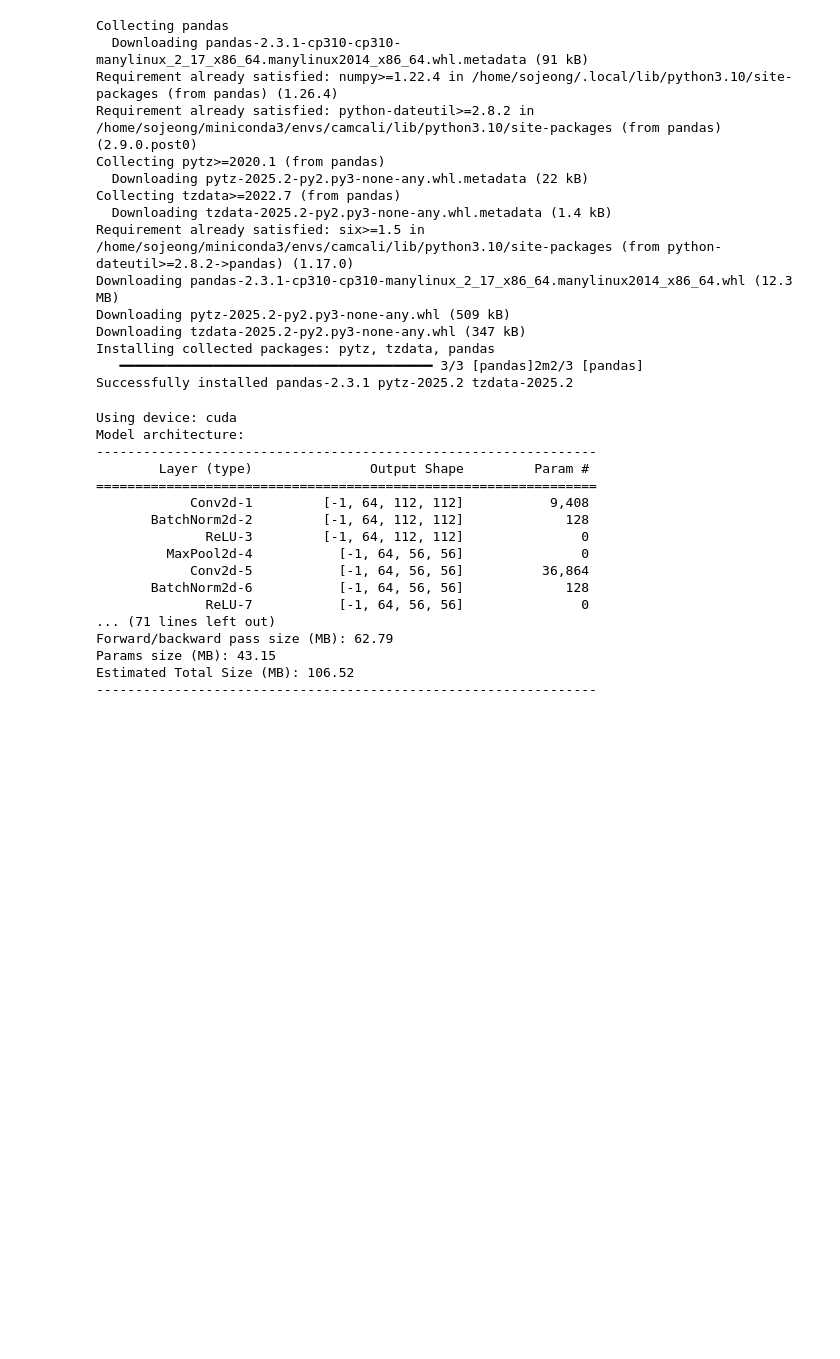
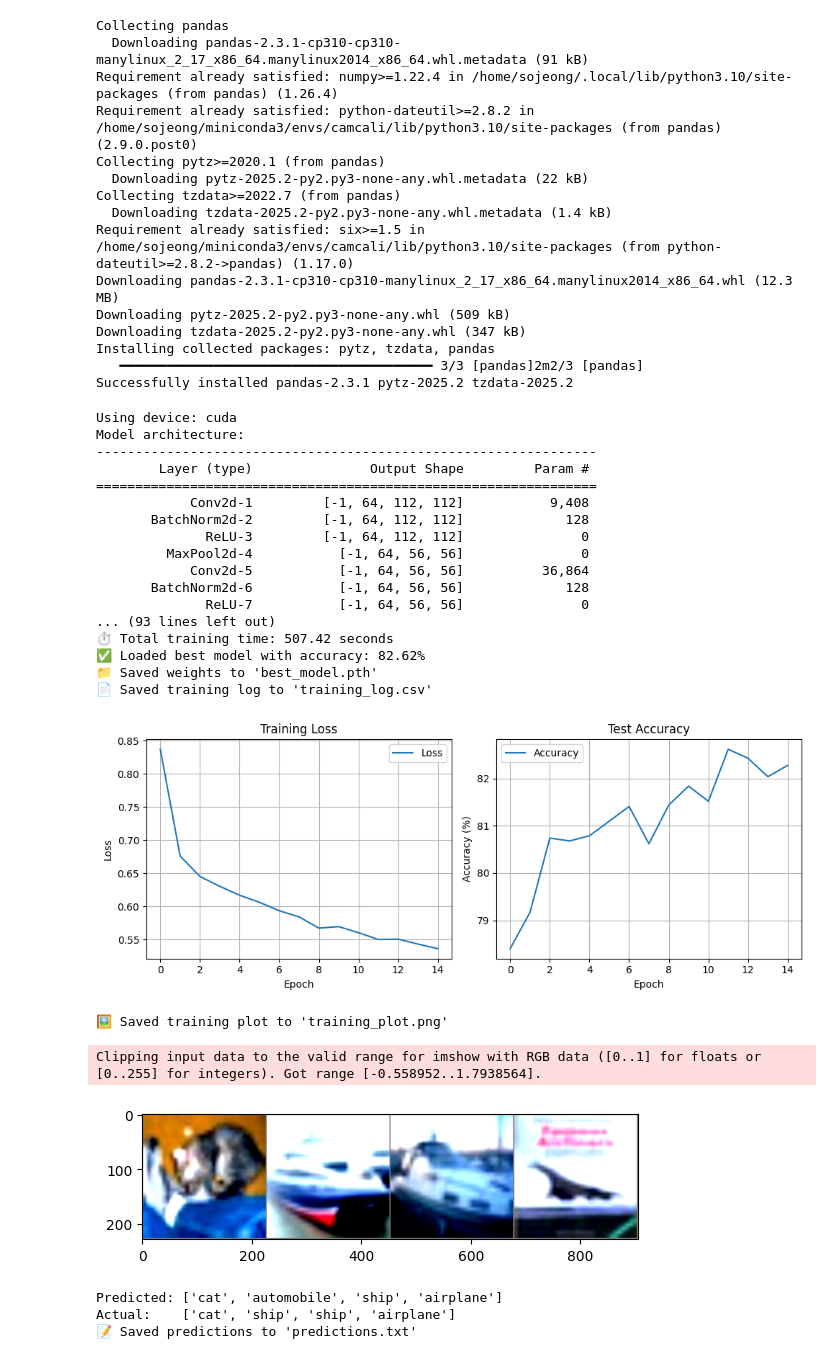
Before and after one commit to SojeongShin/Robotics, a Jupyter notebook: Day2-Classification/Day2_CNN_Resnet_ans.ipynb, the cells around one changed output. Cells and saved outputs as stored; diff of their text form; code cells hidden in the pictures; blank space fills up the shorter version.

```diff
--- a/Day2-Classification/Day2_CNN_Resnet_ans.ipynb
+++ b/Day2-Classification/Day2_CNN_Resnet_ans.ipynb
@@ -785,7 +785,7 @@ summary(model, input_size=(3,224,224))
 # 3. 손실함수, Optimizer 설정
 # --------------------------
 criterion = nn.CrossEntropyLoss()
-optimizer = optim.Adam(model.fc.parameters(), lr=0.00001)
+optimizer = optim.Adam(model.fc.parameters(), lr=0.0005)
 
 # --------------------------
 # 4. 학습 루프
@@ -901,35 +901,42 @@ def imshow(img):
     plt.show()
 
 dataiter = iter(testloader)
 images, labels = next(dataiter)
 
 imshow(torchvision.utils.make_grid(images[:4]))
 
 outputs = model(images[:4].to(device))
 _, predicted = torch.max(outputs, 1)
 
 print("Predicted:", [classes[p] for p in predicted])
 print("Actual:   ", [classes[l] for l in labels[:4]])
 
 with open("predictions.txt", "w") as f:
     for i in range(4):
         f.write(f"Image {i+1} - Predicted: {classes[predicted[i]]}, Actual: {classes[labels[i]]}\n")
 print("📝 Saved predictions to 'predictions.txt'")
 # %% [output]
 Using device: cuda
 Model architecture:
 ----------------------------------------------------------------
         Layer (type)               Output Shape         Param #
 ================================================================
             Conv2d-1         [-1, 64, 112, 112]           9,408
        BatchNorm2d-2         [-1, 64, 112, 112]             128
               ReLU-3         [-1, 64, 112, 112]               0
          MaxPool2d-4           [-1, 64, 56, 56]               0
             Conv2d-5           [-1, 64, 56, 56]          36,864
        BatchNorm2d-6           [-1, 64, 56, 56]             128
               ReLU-7           [-1, 64, 56, 56]               0
-... (71 lines left out)
-Forward/backward pass size (MB): 62.79
-Params size (MB): 43.15
-Estimated Total Size (MB): 106.52
-----------------------------------------------------------------
+... (93 lines left out)
+⏱️ Total training time: 507.42 seconds
+✅ Loaded best model with accuracy: 82.62%
+📁 Saved weights to 'best_model.pth'
+📄 Saved training log to 'training_log.csv'
+[figure, added]
+🖼️ Saved training plot to 'training_plot.png'
+Clipping input data to the valid range for imshow with RGB data ([0..1] for floats or [0..255] for integers). Got range [-0.558952..1.7938564].
+[figure, added]
+Predicted: ['cat', 'automobile', 'ship', 'airplane']
+Actual:    ['cat', 'ship', 'ship', 'airplane']
+📝 Saved predictions to 'predictions.txt'
```
Also changed, not shown: 1 other file.
